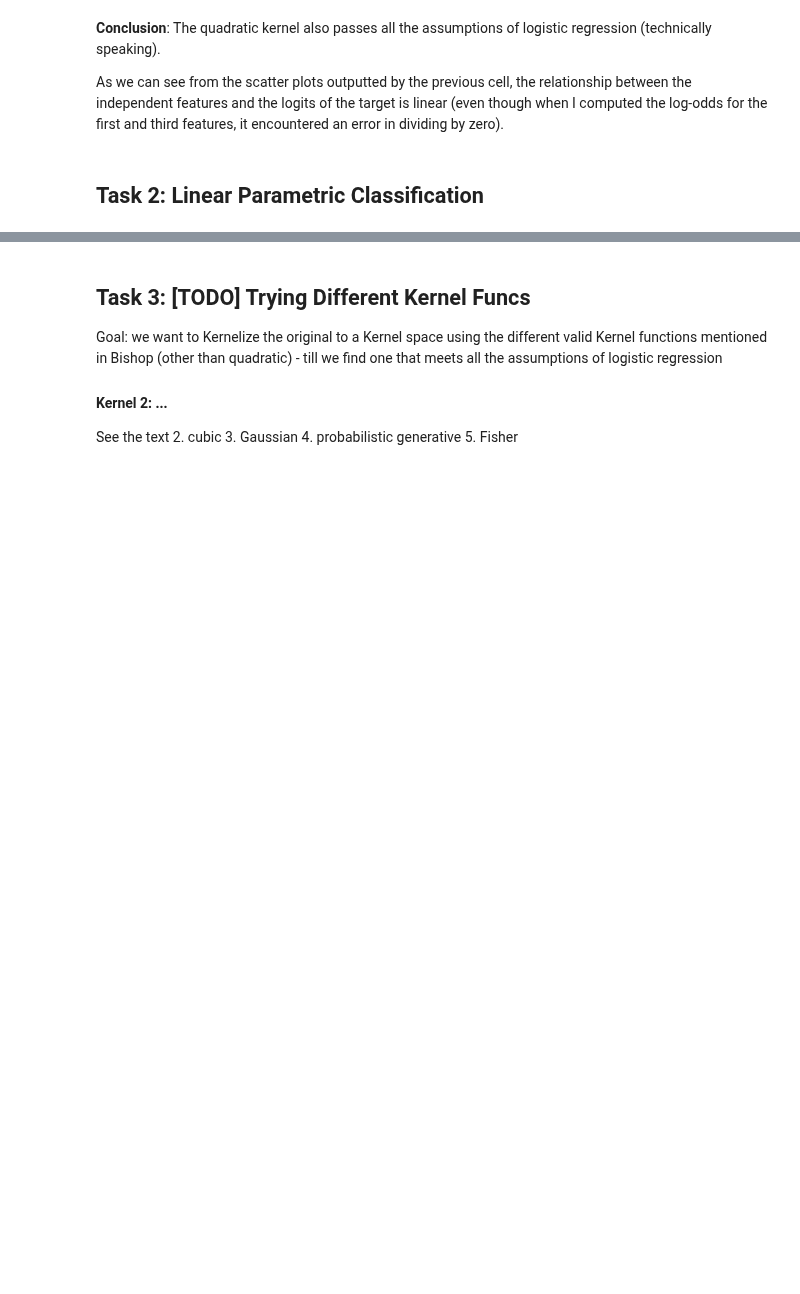
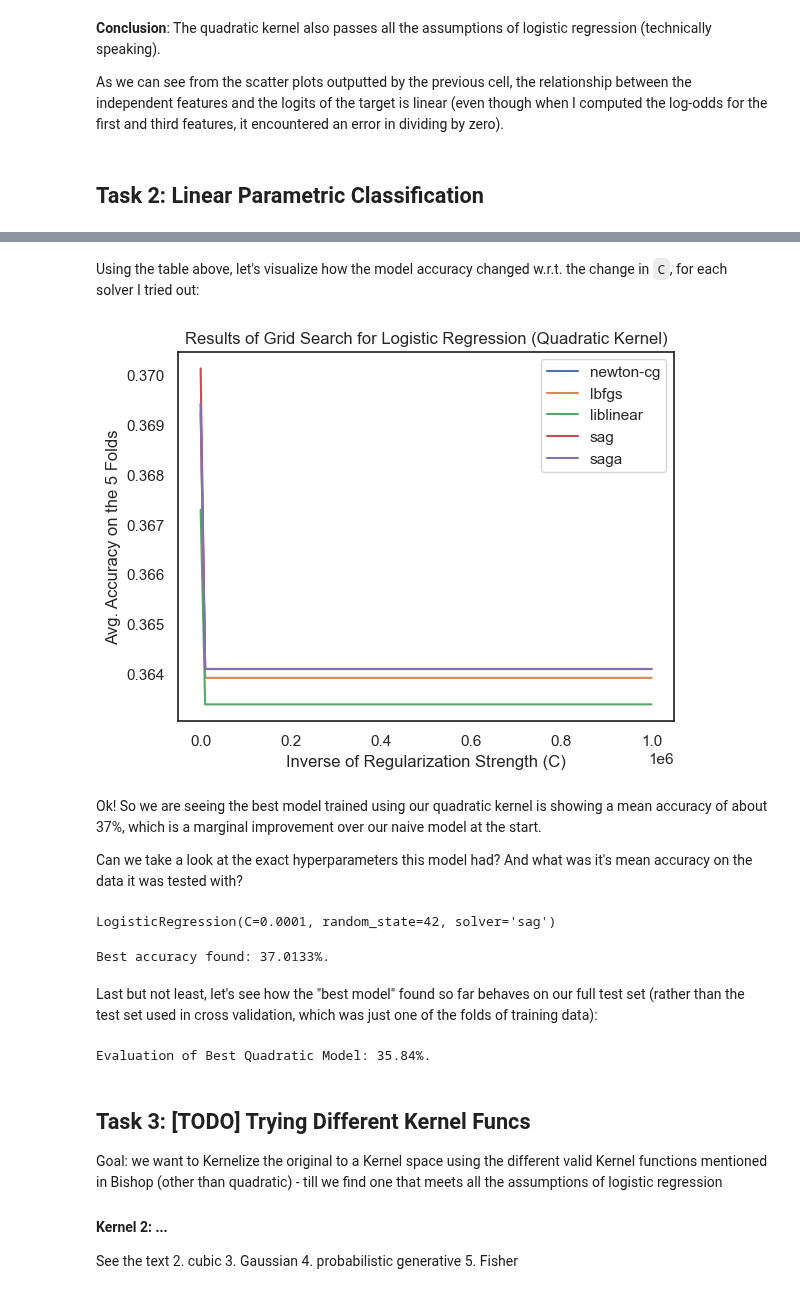
Before and after one commit to UPstartDeveloper/ML-Fundamentals-and-Apps, a Jupyter notebook: SyedRaza_Project1/SyedRaza_Project1.ipynb, the cells around one changed output, grey strips where cells are left out. Cells and saved outputs as stored; diff of their text form; code cells hidden in the pictures; blank space fills up the shorter version.

```diff
--- a/SyedRaza_Project1/SyedRaza_Project1.ipynb
+++ b/SyedRaza_Project1/SyedRaza_Project1.ipynb
@@ -300,0 +332,8 @@ As we can see from the scatter plots outputted by the previous cell, the relatio
+# %%
+c_values = np.linspace(10e-5, 10e5, 100)
+solvers = ['newton-cg', 'lbfgs', 'liblinear', 'sag', 'saga']
+# %%
+parameters = {'C': c_values, 'solver': solvers}
+new_model = LogisticRegression(penalty='l2', random_state=42)
+tuned_model = GridSearchCV(new_model, parameters, cv=5)
+tuned_model.fit(quadratic_X_train, y_train)
@@ -300,0 +354,3 @@ As we can see from the scatter plots outputted by the previous cell, the relatio
+# %%
+df_results = pd.DataFrame(tuned_model.cv_results_)
+df_results.head()
@@ -301,3 +364,36 @@ As we can see from the scatter plots outputted by the previous cell, the relatio
+# %% [markdown]
+Using the table above, let's visualize how the model accuracy changed w.r.t. the change in `C`, for each solver I tried out:
+# %%
+for solver in solvers:
+    scores = df_results[df_results['param_solver'] == solver][['param_C', 'mean_test_score']]
+    plt.plot(scores['param_C'], scores['mean_test_score'], label=solver)
+plt.legend()
+plt.ylabel("Avg. Accuracy on the 5 Folds")
+plt.xlabel("Inverse of Regularization Strength (C)")
+plt.title("Results of Grid Search for Logistic Regression (Quadratic Kernel)")
+plt.show()
+# %% [output]
+[figure, added]
+# %% [markdown]
+Ok! So we are seeing the best model trained using our quadratic kernel is showing a mean accuracy of about 37%, which is a marginal improvement over our naive model at the start.
+
+Can we take a look at the exact hyperparameters this model had? And what was it's mean accuracy on the data it was tested with?
+# %%
+best_quadratic_model = tuned_model.best_estimator_
+best_quadratic_model
+# %% [output]
+LogisticRegression(C=0.0001, random_state=42, solver='sag')
+# %%
+print(f"Best accuracy found: {round(df_results['mean_test_score'].max() * 100, 4)}%.")
+# %% [output]
+Best accuracy found: 37.0133%.
+# %% [markdown]
+Last but not least, let's see how the "best model" found so far behaves on our full test set (rather than the test set used in cross validation, which was just one of the folds of training data):
+# %%
+quadratic_test_accuracy = best_quadratic_model.score(quadratic_X_test, y_test)
+print(f"Evaluation of Best Quadratic Model: {round(quadratic_test_accuracy * 100, 4)}%.")
+# %% [output]
+Evaluation of Best Quadratic Model: 35.84%.
 # %% [markdown]
 ## Task 3: [TODO] Trying Different Kernel Funcs
 Goal: we want to Kernelize the original to a Kernel space using the different valid Kernel functions mentioned in Bishop (other than quadratic) - till we find one that meets all the assumptions of logistic regression
```
Also changed, not shown: parts of 10 cells of this notebook.
